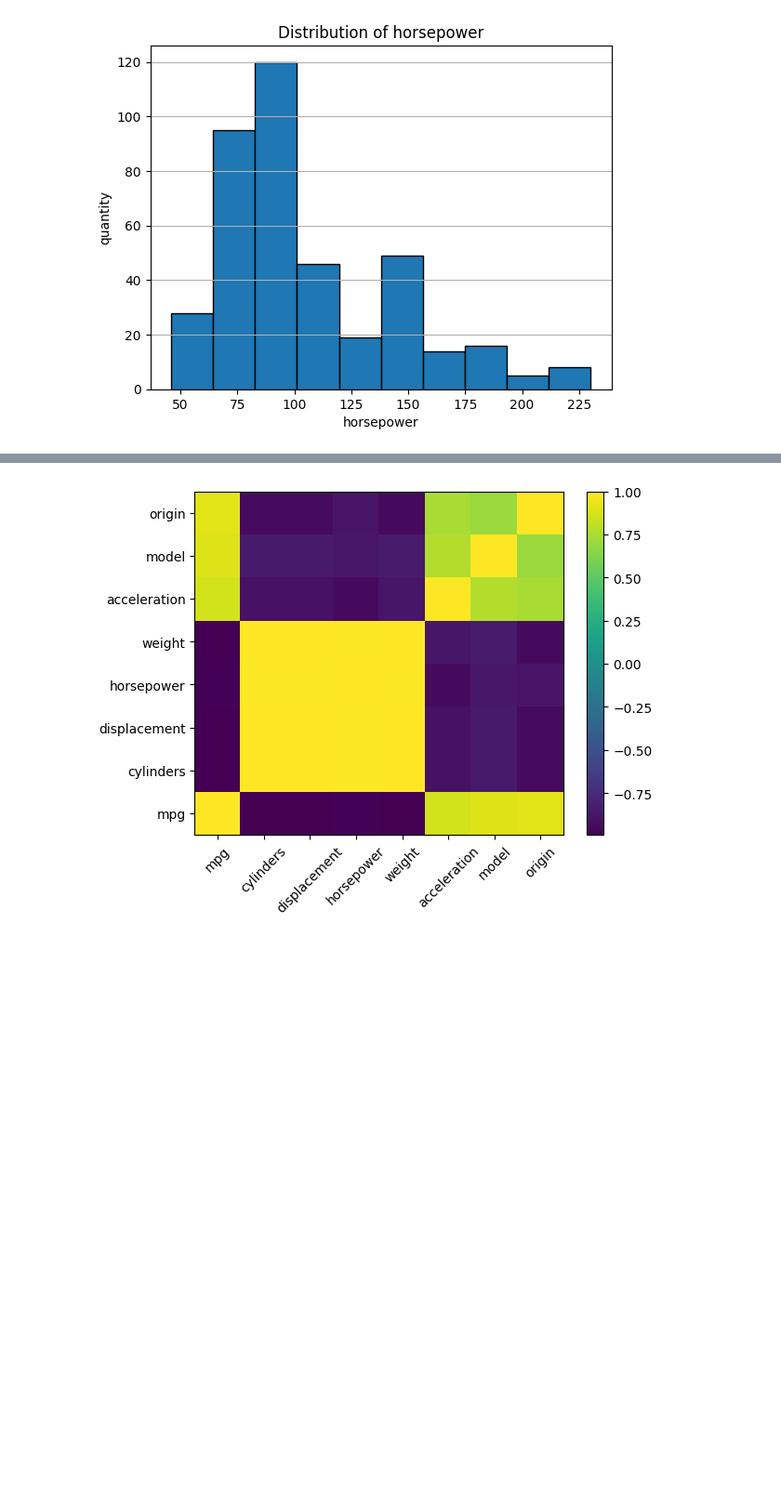
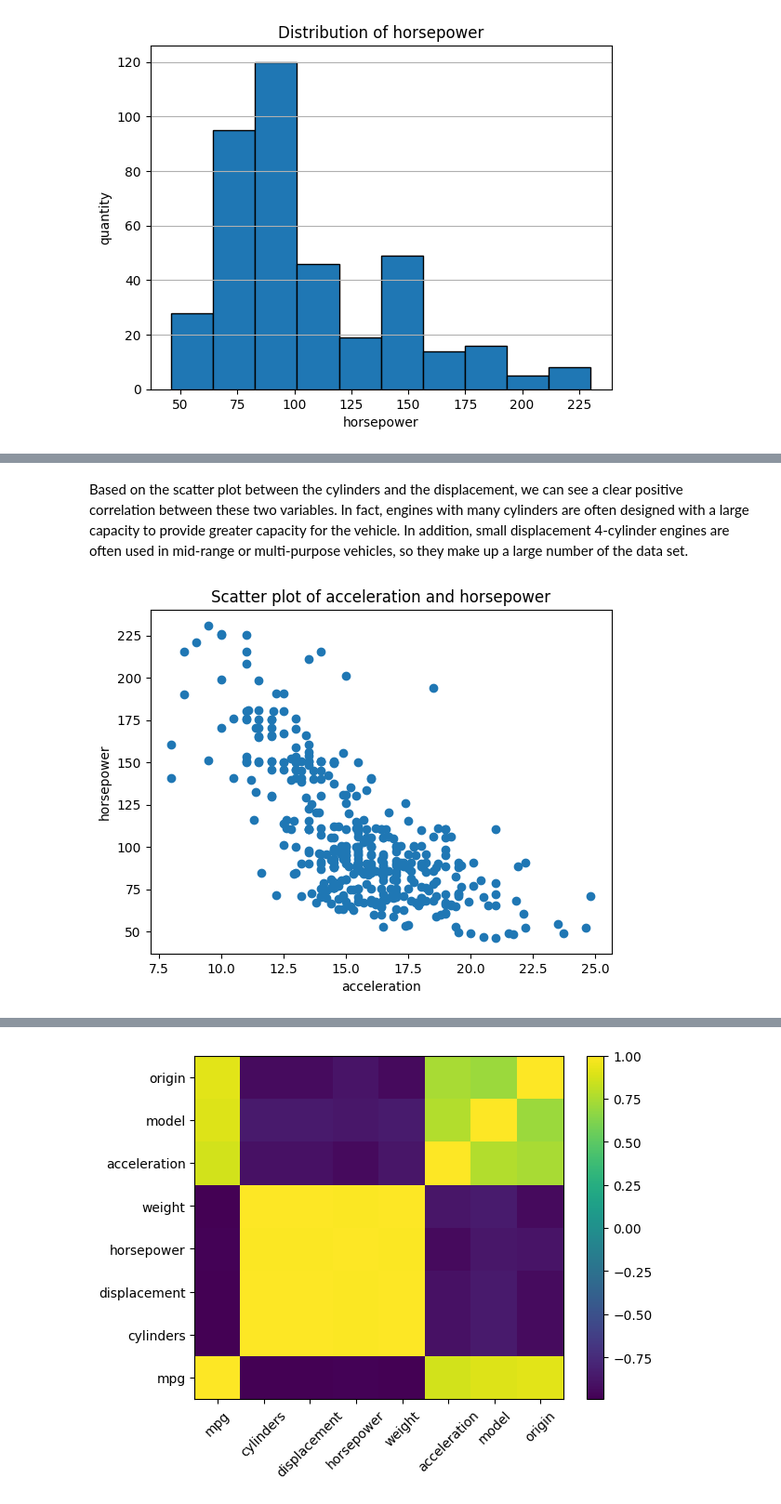
Before and after one commit to HoDangCao/Data-Vis, a Jupyter notebook: lab3/carmpg.ipynb, the cells around one changed output, grey strips where cells are left out. Shown: that part at 93% size. Cells and saved outputs as stored; diff of their text form; code cells hidden in the pictures; blank space fills up the shorter version.

```diff
--- a/lab3/carmpg.ipynb
+++ b/lab3/carmpg.ipynb
@@ -151,0 +156,6 @@ plot_scatter('model', 'cylinders')
+# %% [markdown]
+Based on the scatter plot between the cylinders and the displacement, we can see a clear positive correlation between these two variables. In fact, engines with many cylinders are often designed with a large capacity to provide greater capacity for the vehicle. In addition, small displacement 4-cylinder engines are often used in mid-range or multi-purpose vehicles, so they make up a large number of the data set.
+# %%
+plot_scatter('acceleration', 'horsepower')
+# %% [output]
+[figure, added]
```
Also changed, not shown: parts of 10 cells of this notebook.
